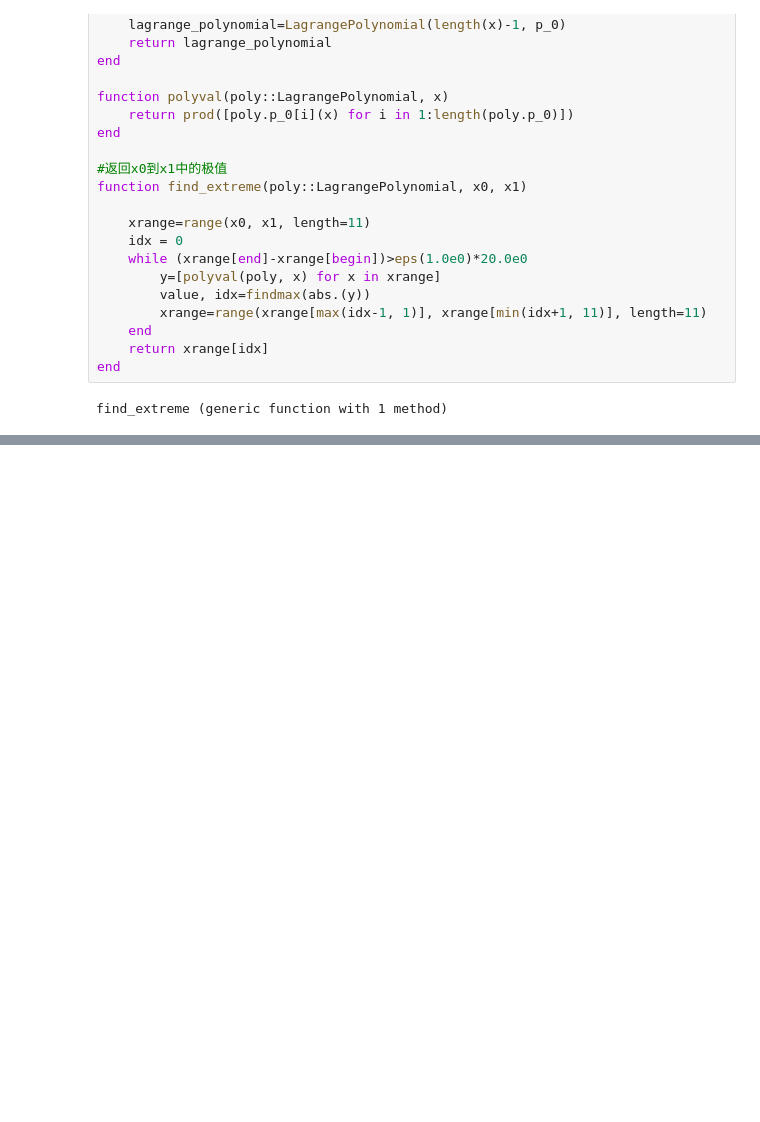
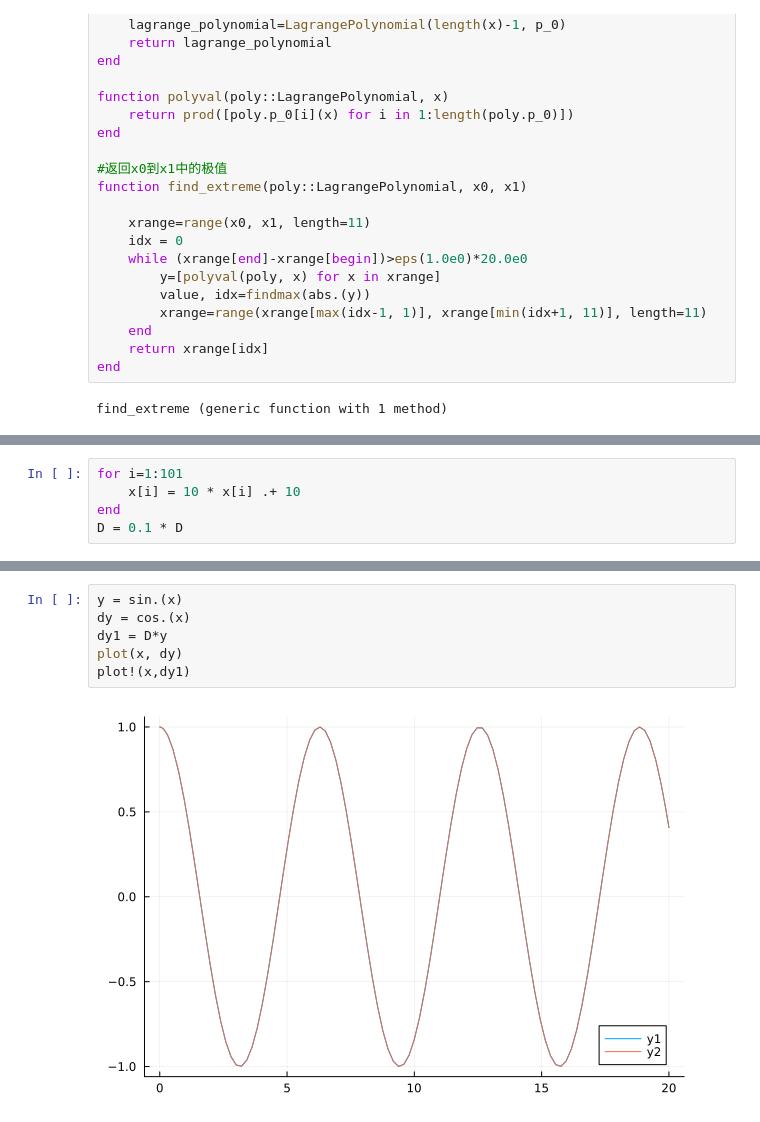
Before and after one commit to HaojieZhang917/compressible_bek, a Jupyter notebook: BEK/BEK/BEK/LST/etc/FD-q scheme.ipynb, the cells around one changed output, grey strips where cells are left out. Cells and saved outputs as stored; diff of their text form; blank space fills up the shorter version.

```diff
--- a/BEK/BEK/BEK/LST/etc/FD-q scheme.ipynb
+++ b/BEK/BEK/BEK/LST/etc/FD-q scheme.ipynb
@@ -371,0 +380,5 @@ ArgumentError: ArgumentError: Package PlotlyJS not found in current path.
+# %%
+for i=1:101
+    x[i] = 10 * x[i] .+ 10
+end
+D = 0.1 * D
@@ -371,0 +423,8 @@ ArgumentError: ArgumentError: Package PlotlyJS not found in current path.
+# %%
+y = sin.(x)
+dy = cos.(x)
+dy1 = D*y
+plot(x, dy)
+plot!(x,dy1)
+# %% [output]
+[figure, added]
```
Also changed, not shown: parts of 5 cells of this notebook, 2 other files.
